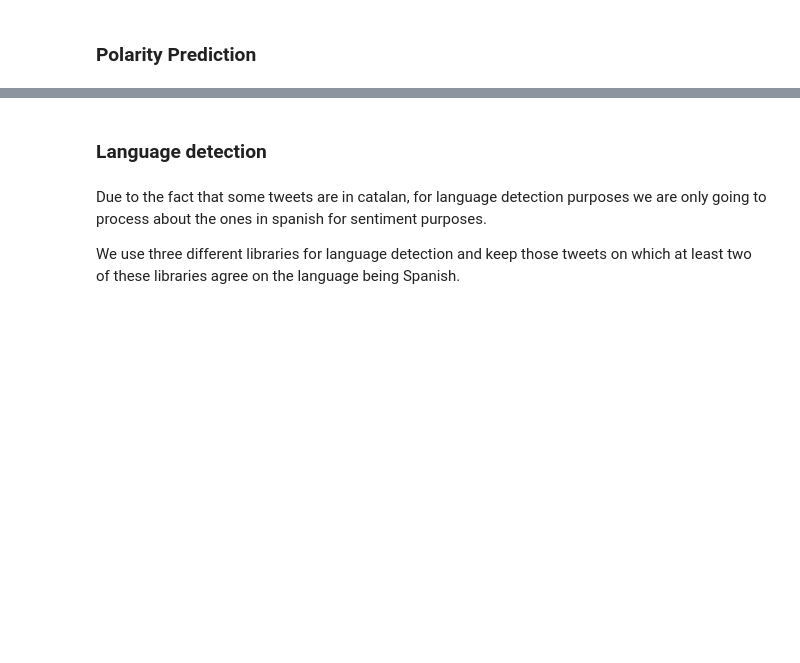
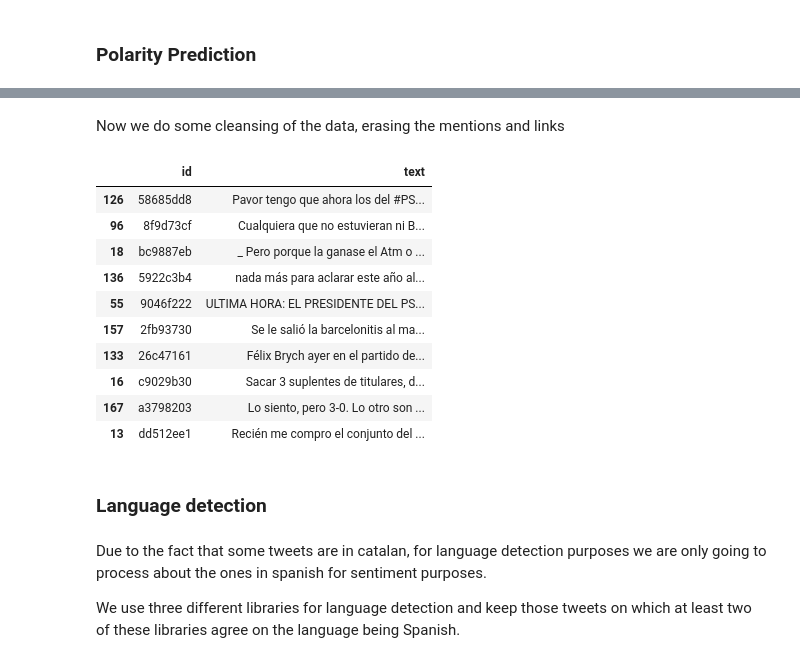
Before and after one commit to angelmunozs/ml-football-tweets, a Jupyter notebook: tweet_classification.ipynb, the cells around one changed output, grey strips where cells are left out. Saved outputs shown, nothing was run; the diff lists cells and outputs as text; code cells hidden in the pictures; blank space fills up the shorter version.

Commit message:
Eliminados usernames y links

```diff
--- a/tweet_classification.ipynb
+++ b/tweet_classification.ipynb
@@ -363,3 +369,25 @@ tweets_no_label.sample(10)
+# %% [markdown]
+Now we do some cleansing of the data, erasing the mentions and links
+# %%
+import re
+url_regex_links = re.compile(r'@[A-Za-z0-9]+((_){1}[A-Za-z]*){0,1}')
+url_regex_mentions = re.compile('https?:\/\/t\.co\/[\w]{8,8}')
+tweets_no_label['text'] = tweets_no_label['text'].map(lambda x: re.sub(url_regex_links, '', x))
+tweets_no_label['text'] = tweets_no_label['text'].map(lambda x: re.sub(url_regex_mentions, '', x))
+# %%
+tweets_no_label.sample(10)
+# %% [output]
+|  | id | text |
+| 126 | 58685dd8 | Pavor tengo que ahora los del #PS... |
+| 96 | 8f9d73cf | Cualquiera que no estuvieran ni B... |
+| 18 | bc9887eb | _ Pero porque la ganase el Atm o ... |
+| 136 | 5922c3b4 | nada más para aclarar este año al... |
+| 55 | 9046f222 | ULTIMA HORA: EL PRESIDENTE DEL PS... |
+| 157 | 2fb93730 | Se le salió la barcelonitis al ma... |
+| 133 | 26c47161 | Félix Brych ayer en el partido de... |
+| 16 | c9029b30 | Sacar 3 suplentes de titulares, d... |
+| 167 | a3798203 | Lo siento, pero 3-0. Lo otro son ... |
+| 13 | dd512ee1 | Recién me compro el conjunto del ... |
 # %% [markdown]
 ### Language detection
 # %% [markdown]
```
Also changed, not shown: parts of 15 cells of this notebook.
